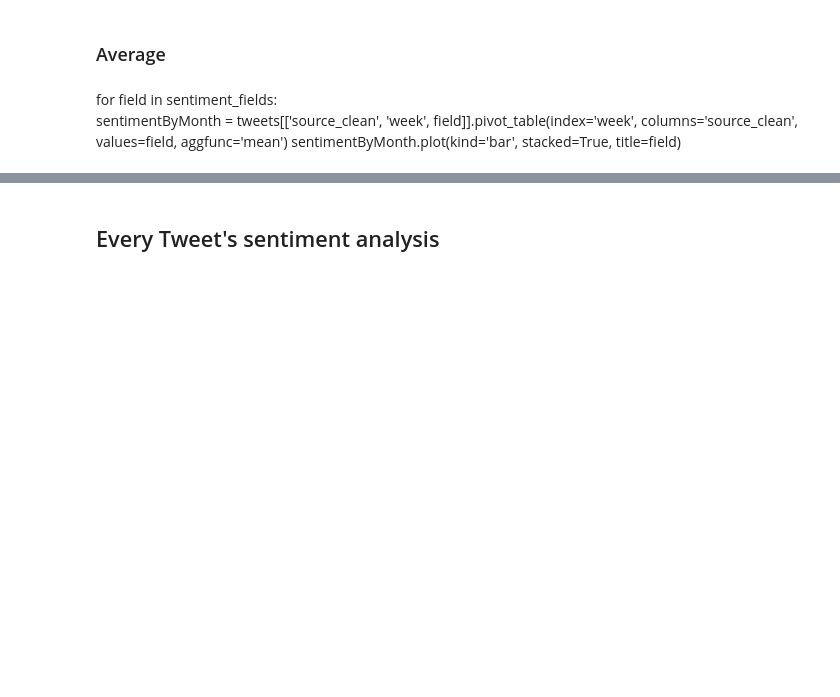
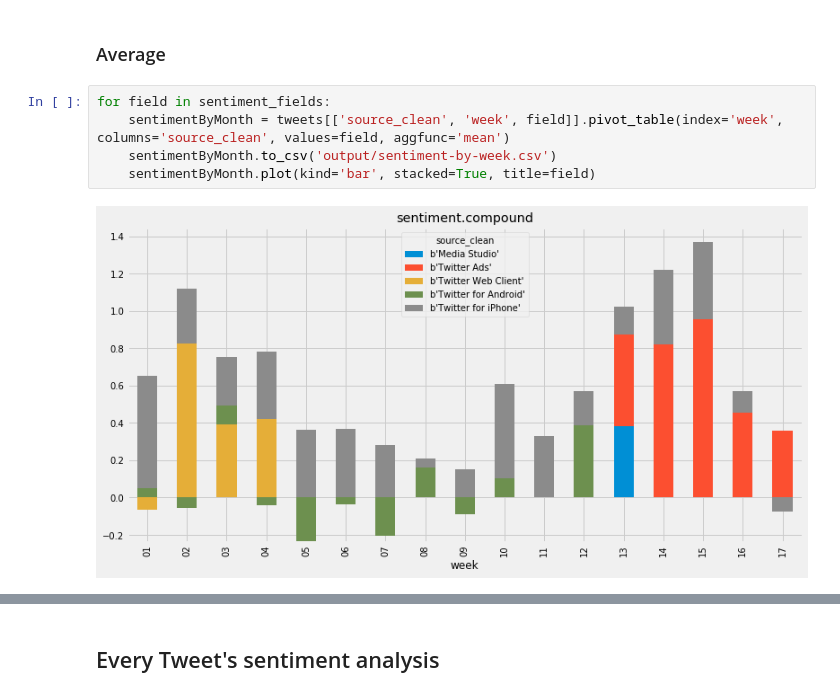
Before and after one commit to nprapps/trump-tweet-analysis, a Jupyter notebook: trump-tweets.ipynb, the cells around one changed output, grey strips where cells are left out. Drawn from its saved outputs; the diff is of its cells as text; blank space fills up the shorter version.

```diff
--- a/trump-tweets.ipynb
+++ b/trump-tweets.ipynb
@@ -241,7 +251,10 @@ for field in sentiment_fields:
 ## By week
 # %% [markdown]
 ### Average
-# %% [markdown]
-for field in sentiment_fields:
-    sentimentByMonth = tweets[['source_clean', 'week', field]].pivot_table(index='week', columns='source_clean', values=field, aggfunc='mean')
-    sentimentByMonth.plot(kind='bar', stacked=True, title=field)
+# %%
+for field in sentiment_fields:
+    sentimentByMonth = tweets[['source_clean', 'week', field]].pivot_table(index='week', columns='source_clean', values=field, aggfunc='mean')
+    sentimentByMonth.to_csv('output/sentiment-by-week.csv')
+    sentimentByMonth.plot(kind='bar', stacked=True, title=field)
+# %% [output]
+[figure, added]
```
Also changed, not shown: parts of 17 cells of this notebook.
